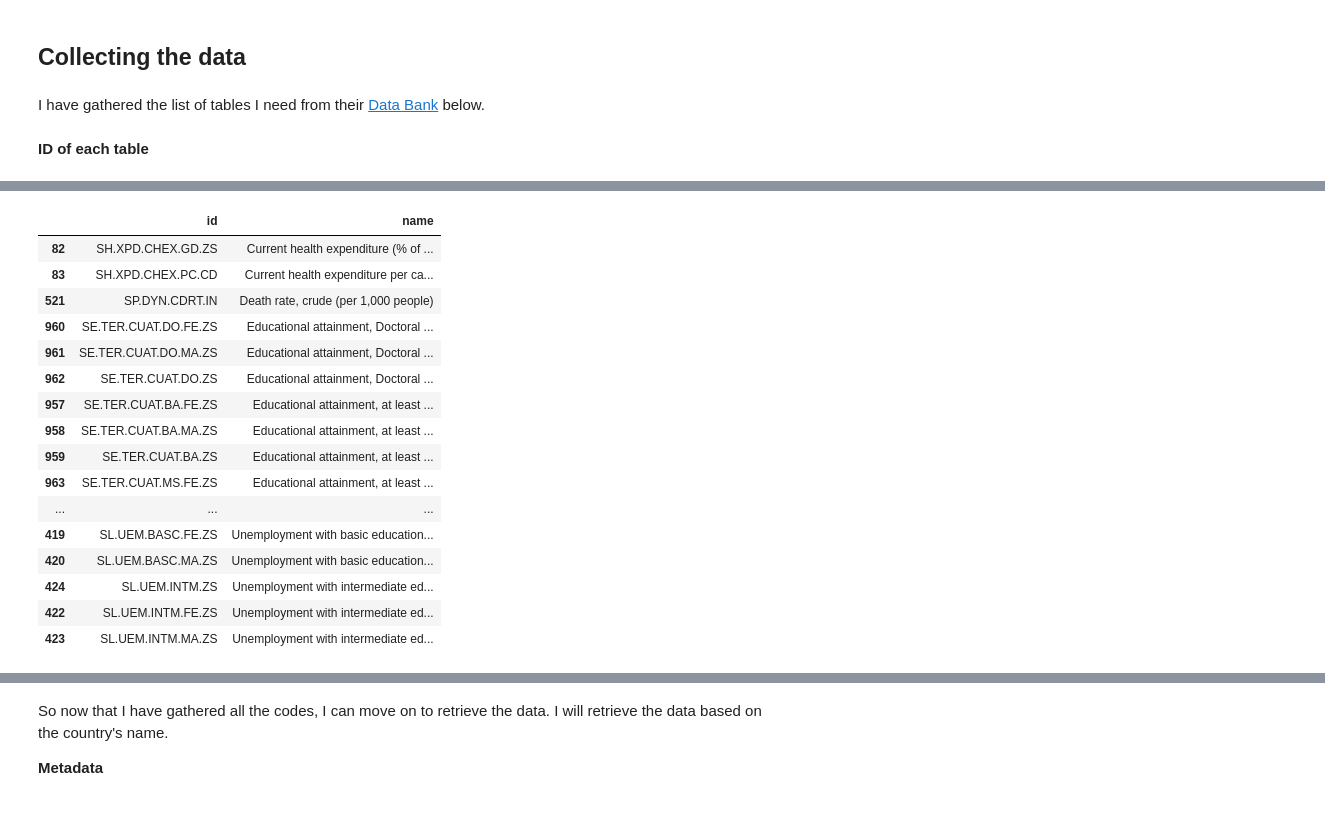
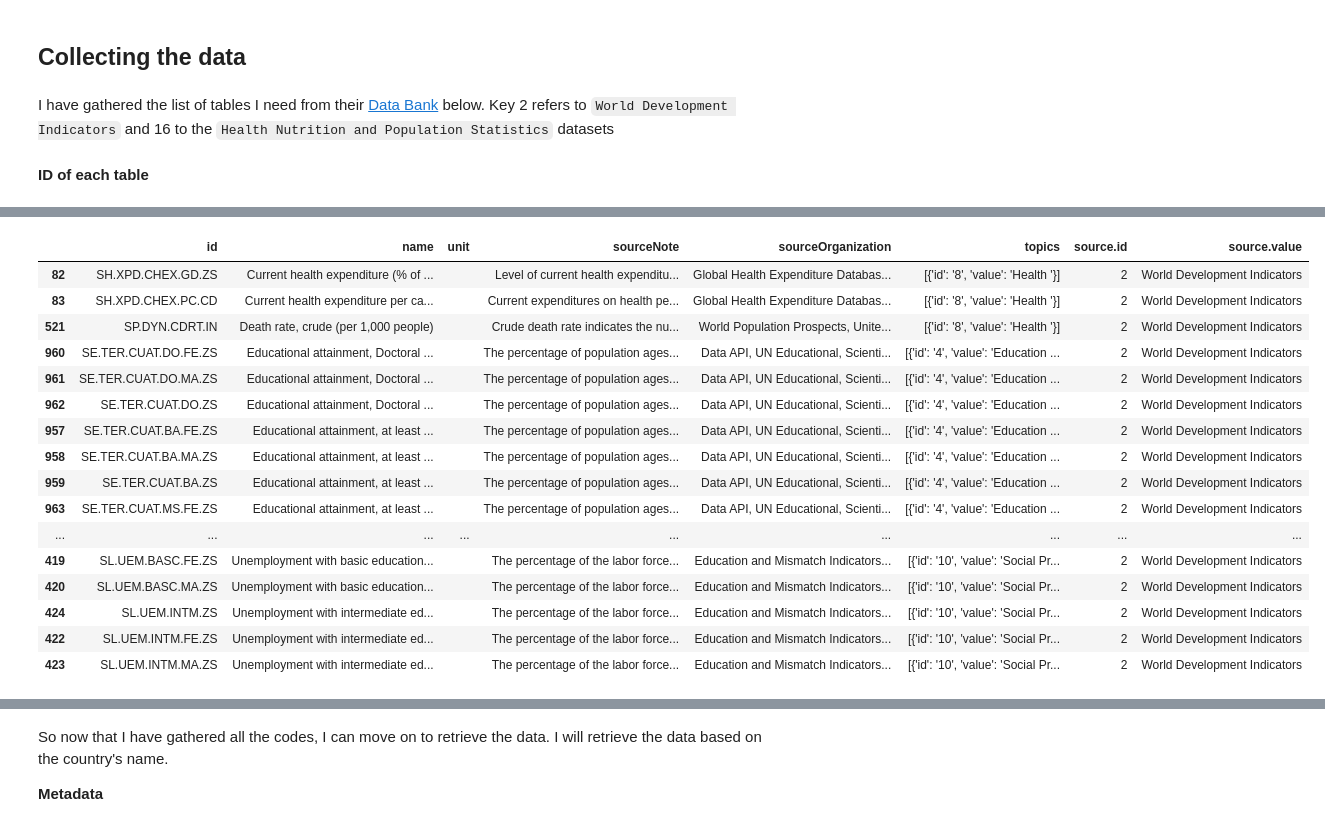
Before and after one commit to danialghamari/SQL_projects, a Jupyter notebook: Covid_19_analysis/1-DataCollection.ipynb, the cells around one changed output, grey strips where cells are left out. Saved outputs shown, nothing was run; the diff lists cells and outputs as text; code cells hidden in the pictures.

```diff
--- a/Covid_19_analysis/1-DataCollection.ipynb
+++ b/Covid_19_analysis/1-DataCollection.ipynb
@@ -238,9 +235,10 @@ top_economy_countries = top_economy_countries.merge(country_wd,on="country")
 # %% [markdown]
 ## Collecting the data
 # %% [markdown]
-I have gathered the list of tables I need from their [Data Bank](https://databank.worldbank.org/source/world-development-indicators/) below.
+I have gathered the list of tables I need from their [Data Bank](https://databank.worldbank.org/source/world-development-indicators/) below. Key 2 refers to `World Development Indicators` and 16 to the `Health Nutrition and Population Statistics` datasets
 # %%
-LIST_TABLES = [
+LIST_TABLES = {
+    "2":[
     "Current health expenditure (% of GDP)",
     "Current health expenditure per capita (current US$)",
     "Death rate, crude (per 1,000 people)",
@@ -265,8 +263,6 @@ LIST_TABLES = [
     "Labor force, total",
     "Life expectancy at birth, total (years)",
     "Primary education, pupils",
-    "Primary education, pupils (% female)",
-    "Primary education, pupils (% male)",
     "Population, total",
     "Secondary education, pupils",
     "Secondary education, pupils (% female)",
@@ -282,32 +278,46 @@ LIST_TABLES = [
     "Unemployment with intermediate education (% of total labor force with intermediate education)",
     "Unemployment with intermediate education, female (% of female labor force with intermediate education)",
     "Unemployment with intermediate education, male (% of male labor force with intermediate education)"
+    ],
+    "16":[
+    "Prevalence of overweight (% of children under 5)",
+    "Prevalence of overweight (% of adults)",
+    "Suicide mortality rate (per 100,000 population)",
+    "Suicide mortality rate, female (per 100,000 female population)",
+    "Suicide mortality rate, male (per 100,000 male population)",
+    "Total alcohol consumption per capita (liters of pure alcohol, projected estimates, 15+ years of age)",
+    "Total alcohol consumption per capita, female (liters of pure alcohol, projected estimates, female 15+ years of age)",
+    "Total alcohol consumption per capita, male (liters of pure alcohol, projected estimates, male 15+ years of age)",
 ]
+}
 # %% [markdown]
 **ID of each table**
 # %%
 params = {
-        "format": "json",
-        "per_page": 1000,
-        "page": 1
-    }
+    "format": "json",
+    "per_page": 2000,
+    "page": 1
+}
 
-list_indicators = []
+list_indicators=[]
 while True:
-    response = req.get(f"https://api.worldbank.org/v2/indicators",params=params)
+    response = req.get(f"https://api.worldbank.org/v2/indicator",params=params)
     response.raise_for_status()
     meta = response.json()[0]
-    indicators_df = pd.json_normalize(response.json()[1])
-    indicators_df = indicators_df[["id","name"]]
-    list_indicators.append(indicators_df.loc[indicators_df.name.isin(LIST_TABLES)])
-    if len(list_indicators[-1])==0:
-        list_indicators.pop()
+    df = pd.json_normalize(response.json()[1])
+    condition = df["name"].isin(LIST_TABLES['2']+LIST_TABLES['16'])
+    df = df.loc[condition]
+    if len(df)>0:
+        df = df.loc[~((df['sourceNote']=='NaN') | (df['sourceNote'].isna()) | (df['sourceNote']==''))]
+        list_indicators.append(df)
+        if len(list_indicators[-1])==0:
+            list_indicators.pop()
 
     if meta["page"] == meta["pages"]:
         break
 
     params["page"] += 1
-    print(f"Looking at the page {meta["page"]}")
+    print(f"Finished page {meta["page"]}")
 
 indicators_df = pd.concat(list_indicators)
 indicators_df = indicators_df.sort_values(by="name")
@@ -333,18 +340,18 @@ Looking at the page 29
-|  | id | name |
-| 82 | SH.XPD.CHEX.GD.ZS | Current health expenditure (% of ... |
-| 83 | SH.XPD.CHEX.PC.CD | Current health expenditure per ca... |
-| 521 | SP.DYN.CDRT.IN | Death rate, crude (per 1,000 people) |
-| 960 | SE.TER.CUAT.DO.FE.ZS | Educational attainment, Doctoral ... |
-| 961 | SE.TER.CUAT.DO.MA.ZS | Educational attainment, Doctoral ... |
-| 962 | SE.TER.CUAT.DO.ZS | Educational attainment, Doctoral ... |
-| 957 | SE.TER.CUAT.BA.FE.ZS | Educational attainment, at least ... |
-| 958 | SE.TER.CUAT.BA.MA.ZS | Educational attainment, at least ... |
-| 959 | SE.TER.CUAT.BA.ZS | Educational attainment, at least ... |
-| 963 | SE.TER.CUAT.MS.FE.ZS | Educational attainment, at least ... |
-| ... | ... | ... |
-| 419 | SL.UEM.BASC.FE.ZS | Unemployment with basic education... |
-| 420 | SL.UEM.BASC.MA.ZS | Unemployment with basic education... |
-| 424 | SL.UEM.INTM.ZS | Unemployment with intermediate ed... |
-| 422 | SL.UEM.INTM.FE.ZS | Unemployment with intermediate ed... |
-| 423 | SL.UEM.INTM.MA.ZS | Unemployment with intermediate ed... |
+|  | id | name | unit | sourceNote | sourceOrganization | topics | source.id | source.value |
+| 82 | SH.XPD.CHEX.GD.ZS | Current health expenditure (% of ... |  | Level of current health expenditu... | Global Health Expenditure Databas... | [{'id': '8', 'value': 'Health '}] | 2 | World Development Indicators |
+| 83 | SH.XPD.CHEX.PC.CD | Current health expenditure per ca... |  | Current expenditures on health pe... | Global Health Expenditure Databas... | [{'id': '8', 'value': 'Health '}] | 2 | World Development Indicators |
+| 521 | SP.DYN.CDRT.IN | Death rate, crude (per 1,000 people) |  | Crude death rate indicates the nu... | World Population Prospects, Unite... | [{'id': '8', 'value': 'Health '}] | 2 | World Development Indicators |
+| 960 | SE.TER.CUAT.DO.FE.ZS | Educational attainment, Doctoral ... |  | The percentage of population ages... | Data API, UN Educational, Scienti... | [{'id': '4', 'value': 'Education ... | 2 | World Development Indicators |
+| 961 | SE.TER.CUAT.DO.MA.ZS | Educational attainment, Doctoral ... |  | The percentage of population ages... | Data API, UN Educational, Scienti... | [{'id': '4', 'value': 'Education ... | 2 | World Development Indicators |
+| 962 | SE.TER.CUAT.DO.ZS | Educational attainment, Doctoral ... |  | The percentage of population ages... | Data API, UN Educational, Scienti... | [{'id': '4', 'value': 'Education ... | 2 | World Development Indicators |
+| 957 | SE.TER.CUAT.BA.FE.ZS | Educational attainment, at least ... |  | The percentage of population ages... | Data API, UN Educational, Scienti... | [{'id': '4', 'value': 'Education ... | 2 | World Development Indicators |
+| 958 | SE.TER.CUAT.BA.MA.ZS | Educational attainment, at least ... |  | The percentage of population ages... | Data API, UN Educational, Scienti... | [{'id': '4', 'value': 'Education ... | 2 | World Development Indicators |
+| 959 | SE.TER.CUAT.BA.ZS | Educational attainment, at least ... |  | The percentage of population ages... | Data API, UN Educational, Scienti... | [{'id': '4', 'value': 'Education ... | 2 | World Development Indicators |
+| 963 | SE.TER.CUAT.MS.FE.ZS | Educational attainment, at least ... |  | The percentage of population ages... | Data API, UN Educational, Scienti... | [{'id': '4', 'value': 'Education ... | 2 | World Development Indicators |
+| ... | ... | ... | ... | ... | ... | ... | ... | ... |
+| 419 | SL.UEM.BASC.FE.ZS | Unemployment with basic education... |  | The percentage of the labor force... | Education and Mismatch Indicators... | [{'id': '10', 'value': 'Social Pr... | 2 | World Development Indicators |
+| 420 | SL.UEM.BASC.MA.ZS | Unemployment with basic education... |  | The percentage of the labor force... | Education and Mismatch Indicators... | [{'id': '10', 'value': 'Social Pr... | 2 | World Development Indicators |
+| 424 | SL.UEM.INTM.ZS | Unemployment with intermediate ed... |  | The percentage of the labor force... | Education and Mismatch Indicators... | [{'id': '10', 'value': 'Social Pr... | 2 | World Development Indicators |
+| 422 | SL.UEM.INTM.FE.ZS | Unemployment with intermediate ed... |  | The percentage of the labor force... | Education and Mismatch Indicators... | [{'id': '10', 'value': 'Social Pr... | 2 | World Development Indicators |
+| 423 | SL.UEM.INTM.MA.ZS | Unemployment with intermediate ed... |  | The percentage of the labor force... | Education and Mismatch Indicators... | [{'id': '10', 'value': 'Social Pr... | 2 | World Development Indicators |
 # %%
```
Also changed, not shown: parts of 23 cells of this notebook, 2 other files.
